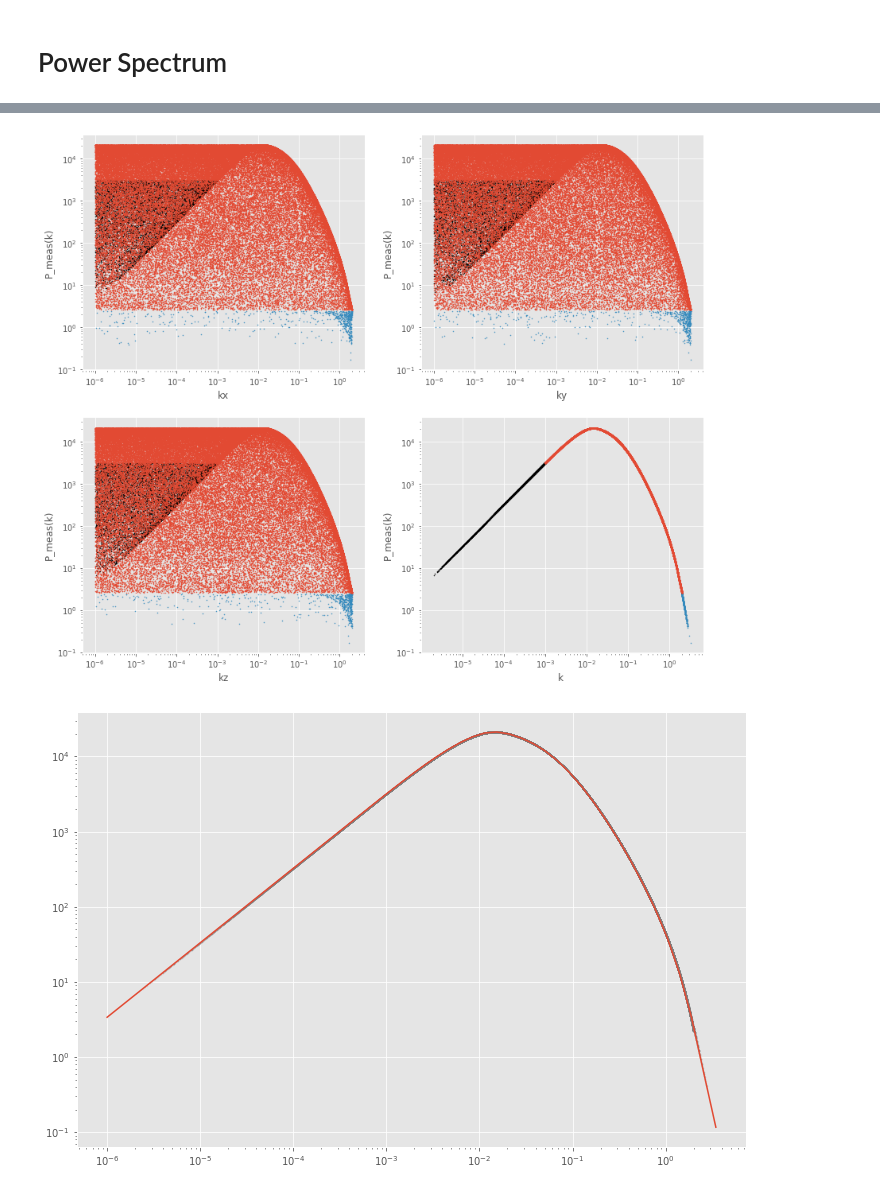
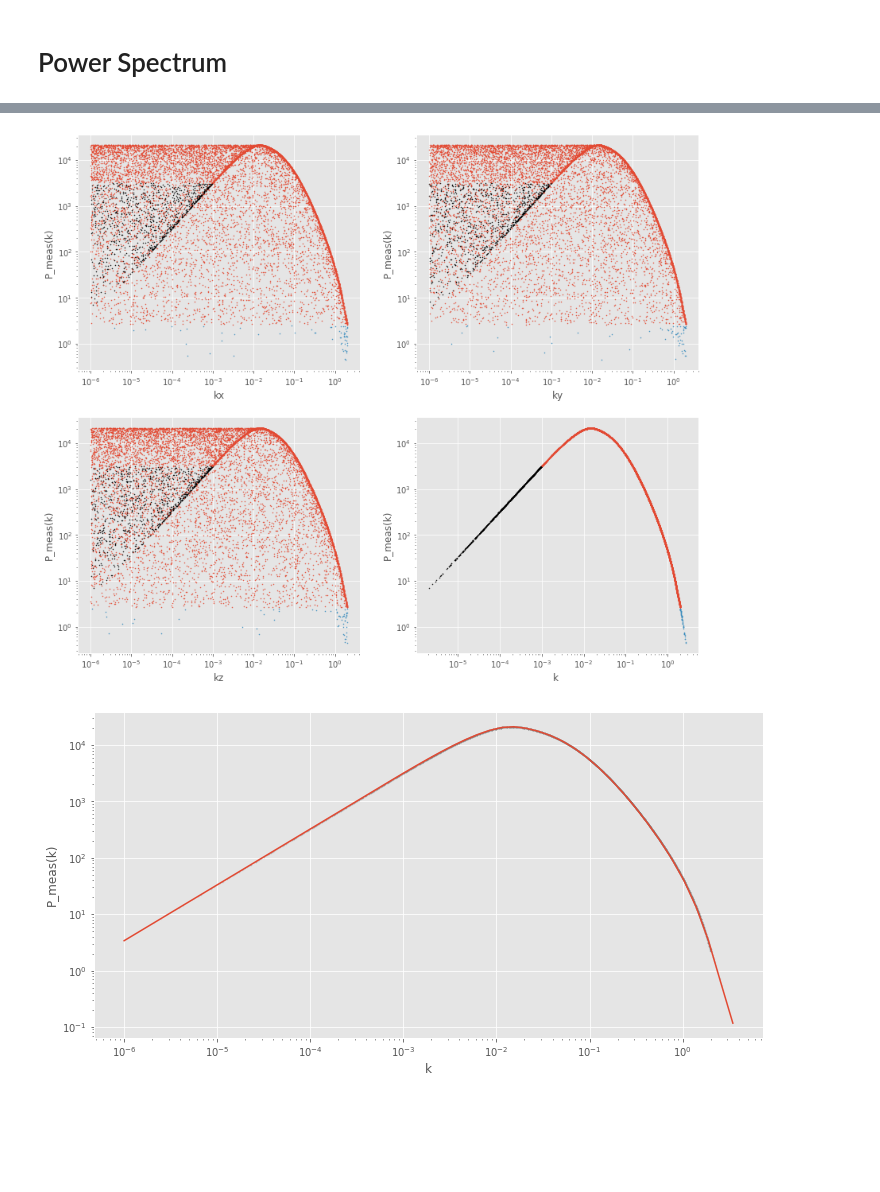
Before and after one commit to msssivadas10/cic_tests, a Jupyter notebook: test2.ipynb, the cells around one changed output, grey strips where cells are left out. Drawn from its saved outputs; the diff is of its cells as text; code cells hidden in the pictures; blank space fills up the shorter version.

Commit message:
Tests for power spectrum

```diff
--- a/test2.ipynb
+++ b/test2.ipynb
@@ -22,0 +11,7 @@ mps = pycic.cicMeasPowerSpectrum(linpower, kn = kn, quantize = True)
+# %%
+# create linear power spectrum object
+
+pk_tab = np.loadtxt("./data/power.csv", delimiter = ',')
+pso    = pycic.LinearPowerSpectrum(pk_tab)
+
+pso.normalise(0.8) # normalise the power with sigma8 = 0.8
@@ -23,8 +40,15 @@ mps = pycic.cicMeasPowerSpectrum(linpower, kn = kn, quantize = True)
+# %%
+
+# let kn = 2 h/Mpc
+kn  = 2.
+
+mps = pycic.CellPowerSpectrum(linpower, kn = kn, quantize = True)
 # %%
 # all k vectors
-kx = 10**(np.random.uniform(-6, np.log10(kn), 1000_00))
-ky = 10**(np.random.uniform(-6, np.log10(kn), 1000_00))
-kz = 10**(np.random.uniform(-6, np.log10(kn), 1000_00))
+kx = 10**(np.random.uniform(-6, np.log10(kn), 1000_0))
+ky = 10**(np.random.uniform(-6, np.log10(kn), 1000_0))
+kz = 10**(np.random.uniform(-6, np.log10(kn), 1000_0))
+
 k  = np.sqrt(kx**2 + ky**2 + kz**2)
 # %%
 # full power spectrum (power law contd.) - non-binned version
@@ -72,17 +96,19 @@ for _axi, _ki, _i in zip(axs.flatten(), [kx, ky, kz, k], "xyz "):
 
 plt.show()
 # %% [output]
-[figure, old version]
+[figure, new version]
 # %%
 # isotropic version
 kk = np.logspace(-6, np.log10(np.sqrt(3) * kn), 51)
 pk = mps.powerk(kk)
 
-fig, ax = plt.subplots(1, 1, figsize = (12, 8))
+fig, ax = plt.subplots(1, 1, figsize = (12, 6))
 
 ax.loglog(k, mpk_nb, 'o', ms = 0.5, color = 'gray', alpha = 0.1)
 ax.loglog(kk, pk, '-', color = 'C0')
 
+ax.set_xlabel('k'); ax.set_ylabel('P_meas(k)')
+
 plt.show()
 # %% [output]
-[figure, old version]
+[figure, new version]
```
Also changed, not shown: parts of 6 cells of this notebook.
